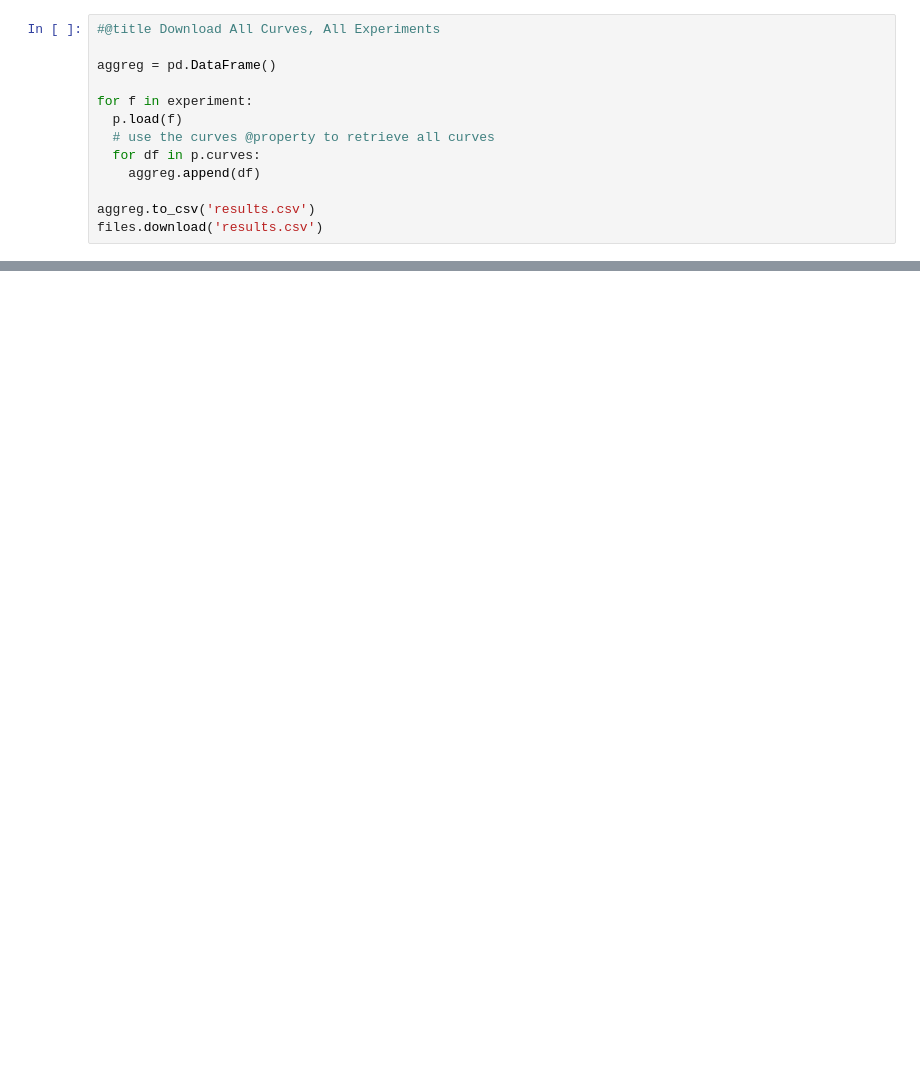
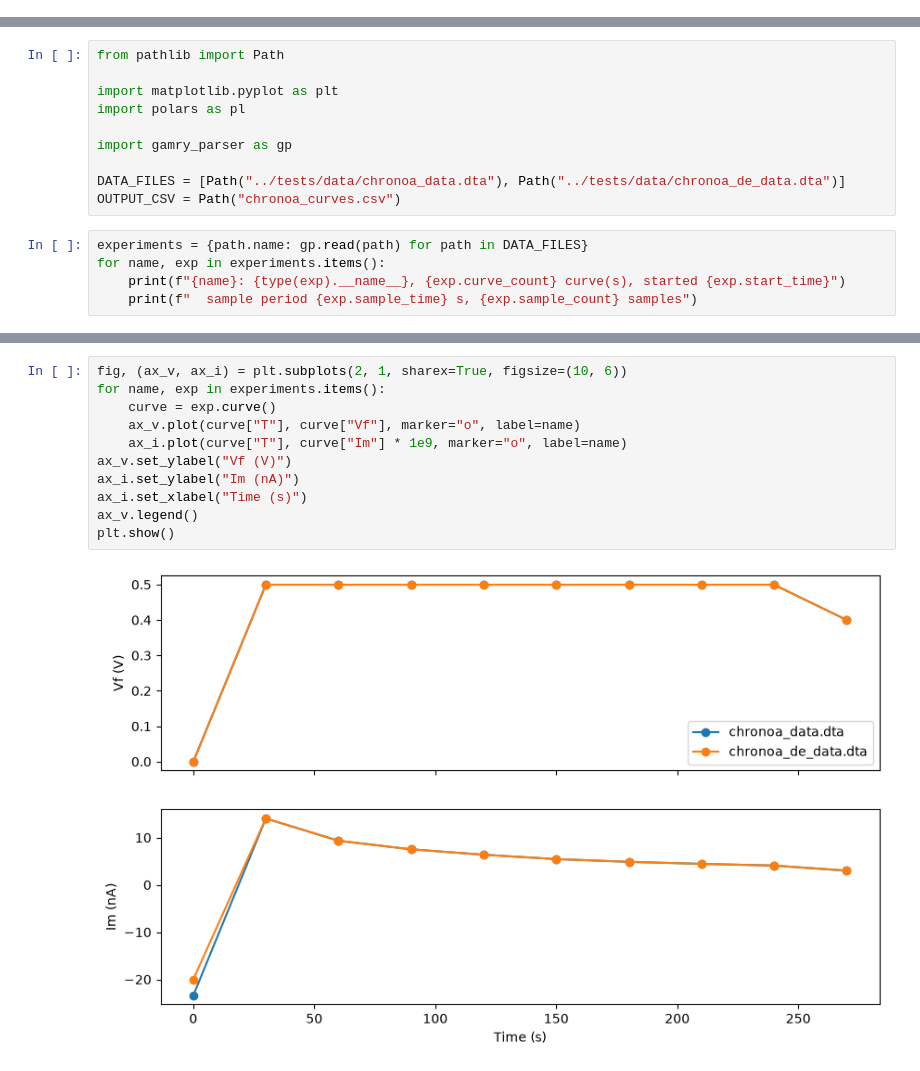
Before and after one commit to bcliang/gamry-parser, a Jupyter notebook: demo/notebook_gamry_parser.ipynb, the cells around one changed output, grey strips where cells are left out. Cells and saved outputs as stored; diff of their text form; blank space fills up the shorter version.

```diff
--- a/demo/notebook_gamry_parser.ipynb
+++ b/demo/notebook_gamry_parser.ipynb
@@ -76,13 +0,0 @@ for f in experiment:
-# %%
-#@title Download All Curves, All Experiments
-
-aggreg = pd.DataFrame()
-
-for f in experiment:
-  p.load(f)
-  # use the curves @property to retrieve all curves
-  for df in p.curves:
-    aggreg.append(df)
-
-aggreg.to_csv('results.csv')
-files.download('results.csv')
@@ -88,0 +10,15 @@ files.download('results.csv')
+# %%
+from pathlib import Path
+
+import matplotlib.pyplot as plt
+import polars as pl
+
+import gamry_parser as gp
+
+DATA_FILES = [Path("../tests/data/chronoa_data.dta"), Path("../tests/data/chronoa_de_data.dta")]
+OUTPUT_CSV = Path("chronoa_curves.csv")
+# %%
+experiments = {path.name: gp.read(path) for path in DATA_FILES}
+for name, exp in experiments.items():
+    print(f"{name}: {type(exp).__name__}, {exp.curve_count} curve(s), started {exp.start_time}")
+    print(f"  sample period {exp.sample_time} s, {exp.sample_count} samples")
@@ -88,0 +59,13 @@ files.download('results.csv')
+# %%
+fig, (ax_v, ax_i) = plt.subplots(2, 1, sharex=True, figsize=(10, 6))
+for name, exp in experiments.items():
+    curve = exp.curve()
+    ax_v.plot(curve["T"], curve["Vf"], marker="o", label=name)
+    ax_i.plot(curve["T"], curve["Im"] * 1e9, marker="o", label=name)
+ax_v.set_ylabel("Vf (V)")
+ax_i.set_ylabel("Im (nA)")
+ax_i.set_xlabel("Time (s)")
+ax_v.legend()
+plt.show()
+# %% [output]
+[figure, added]
```
Also changed, not shown: parts of 11 cells of this notebook, 5 other files.
